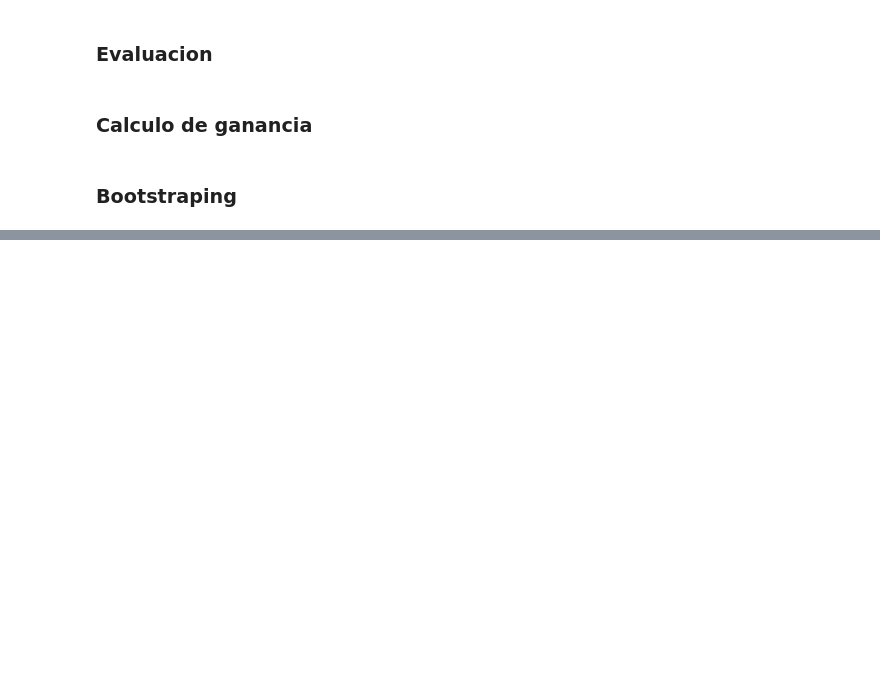
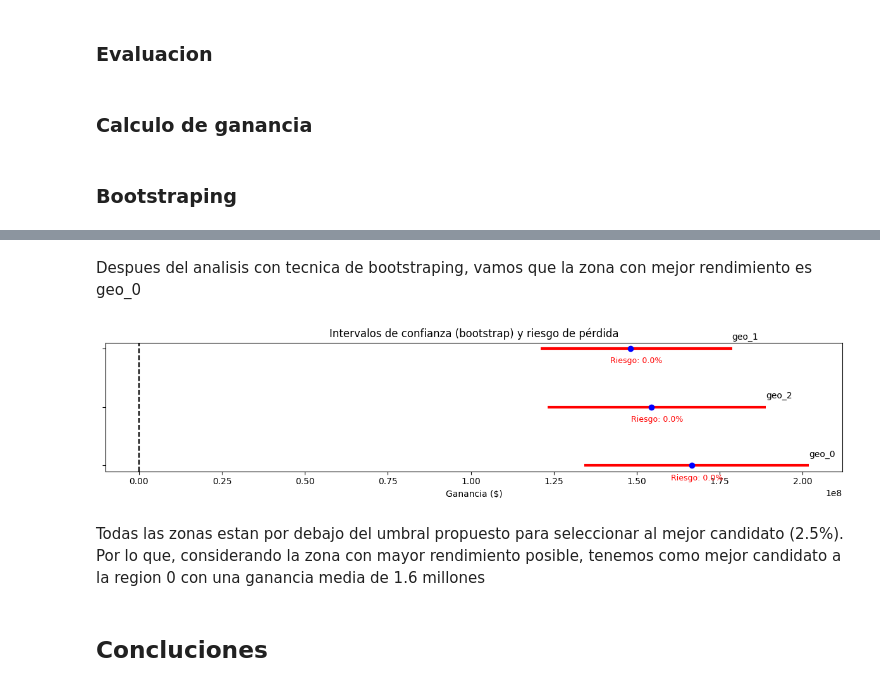
Before and after one commit to leonardomoncada9902/oilygiant_ml_project, a Jupyter notebook: notebook/ml_project.ipynb, the cells around one changed output, grey strips where cells are left out. Drawn from its saved outputs; the diff is of its cells as text; code cells hidden in the pictures; blank space fills up the shorter version.

```diff
--- a/notebook/ml_project.ipynb
+++ b/notebook/ml_project.ipynb
@@ -211,0 +334,29 @@ def bootstrap_analysis(pred, valid, n_samples=BOOTSTRAP_SAMPLES):
+# %% [markdown]
+Despues del analisis con tecnica de bootstraping, vamos que la zona con mejor rendimiento es geo_0
+# %%
+# Visuales del intervalo de confianza
+
+fig, ax = plt.subplots(figsize=(12, 3))
+for y, row in enumerate(results_df.itertuples(index=False)):
+    # Dibujamos el intervalo 95% como línea roja
+    ax.hlines(y=y, xmin=row.ci_low, xmax=row.ci_high, color="red", linewidth=3)
+    # Marcamos la ganancia promedio con un punto
+    ax.plot(row.average_profit_btp, y, "o", color="blue")
+    # Etiquetas con región y riesgo
+    ax.text(row.ci_high, y + 0.15, f"{row.region}", fontsize=10)
+    ax.text((row.ci_low + row.ci_high)/2, y - 0.25,
+            f"Riesgo: {row.loss_probability:.1f}%",
+            ha="center", fontsize=9, color="red")
+ax.axvline(0, color="black", linestyle="--")
+ax.set_xlabel("Ganancia ($)")
+ax.set_yticks(range(len(results_df)))
+ax.set_yticklabels([])
+ax.set_title("Intervalos de confianza (bootstrap) y riesgo de pérdida")
+plt.tight_layout()
+plt.show()
+# %% [output]
+[figure, added]
+# %% [markdown]
+Todas las zonas estan por debajo del umbral propuesto para seleccionar al mejor candidato (2.5%). Por lo que, considerando la zona con mayor rendimiento posible, tenemos como mejor candidato a la region 0 con una ganancia media de 1.6 millones
+# %% [markdown]
+## Concluciones
```
Also changed, not shown: parts of 10 cells of this notebook.
